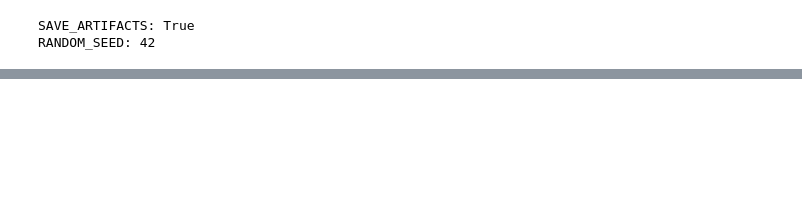
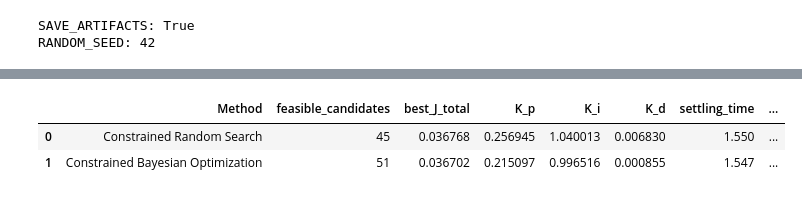
Before and after one commit to sw030701-ai/motor-control-optimization, a Jupyter notebook: experiments/03_pid_optimization.ipynb, the cells around one changed output, grey strips where cells are left out. Cells and saved outputs as stored; diff of their text form; code cells hidden in the pictures; blank space fills up the shorter version.

```diff
--- a/experiments/03_pid_optimization.ipynb
+++ b/experiments/03_pid_optimization.ipynb
@@ -690,19 +117,0 @@ plt.show()
-# %%
-def _fmt_time(value):
-    return "not settled" if not np.isfinite(value) else f"{value:.3f} s"
-
-baseline_row = comparison.loc[comparison["Controller"] == "Manual Baseline"].iloc[0]
-for controller in ["Random Search", "Bayesian Optimization"]:
-    row = comparison.loc[comparison["Controller"] == controller].iloc[0]
-    print(f"[{controller}]")
-    print(f"J improvement vs baseline: {row['J_improvement_vs_baseline_percent']:.2f}%")
-    print(f"J_total: {baseline_row['J_total']:.6f} -> {row['J_total']:.6f}")
-    print(f"J_tracking: {baseline_row['J_tracking']:.6f} -> {row['J_tracking']:.6f}")
-    print(f"J_control: {baseline_row['J_control']:.6f} -> {row['J_control']:.6f}")
-    print(f"M_p: {baseline_row['overshoot_percent']:.3f}% -> {row['overshoot_percent']:.3f}%")
-    print(f"Settling time: {_fmt_time(baseline_row['settling_time'])} -> {_fmt_time(row['settling_time'])}")
-    print(f"SSE: {baseline_row['steady_state_error_percent']:.3f}% -> {row['steady_state_error_percent']:.3f}%")
-    print(f"Max voltage: {baseline_row['voltage_max_abs']:.3f} V -> {row['voltage_max_abs']:.3f} V")
-    print(f"Saturation: {baseline_row['saturation_percent']:.3f}% -> {row['saturation_percent']:.3f}%")
-    print(f"Accepted by v1 baseline criteria: {bool(row['accepted_v1'])}")
-    print()
@@ -855,0 +338,63 @@ PID optimization records saved.
+# %%
+random_records, random_best = constrained_random_search_pid(
+    motor_params=params,
+    bounds=GAIN_BOUNDS,
+    n_trials=N_RANDOM_TRIALS,
+    config=config,
+    seed=RANDOM_SEED,
+)
+
+bayesian_records, bayesian_best = constrained_bayesian_optimization_pid(
+    motor_params=params,
+    bounds=GAIN_BOUNDS,
+    n_trials=N_BAYESIAN_TRIALS,
+    config=config,
+    seed=RANDOM_SEED,
+    n_initial=BAYESIAN_INITIAL_TRIALS,
+    acquisition_pool_size=BAYESIAN_ACQUISITION_POOL_SIZE,
+)
+
+random_history = pd.DataFrame(random_records)
+bayesian_history = pd.DataFrame(bayesian_records)
+
+
+def feasible_best_so_far(history):
+    best = math.inf
+    values = []
+    for _, row in history.iterrows():
+        if bool(row["feasible"]):
+            best = min(best, float(row["total"]))
+        values.append(np.nan if not np.isfinite(best) else best)
+    return values
+
+random_history["feasible_best_so_far"] = feasible_best_so_far(random_history)
+bayesian_history["feasible_best_so_far"] = feasible_best_so_far(bayesian_history)
+
+method_selection = pd.DataFrame([
+    {
+        "Method": "Constrained Random Search",
+        "feasible_candidates": int(random_history["feasible"].sum()),
+        "best_J_total": random_best["total"],
+        "K_p": random_best["K_p"],
+        "K_i": random_best["K_i"],
+        "K_d": random_best["K_d"],
+        "settling_time": random_best["settling_time"],
+        "steady_state_error_percent": random_best["steady_state_error_percent"],
+    },
+    {
+        "Method": "Constrained Bayesian Optimization",
+        "feasible_candidates": int(bayesian_history["feasible"].sum()),
+        "best_J_total": bayesian_best["total"],
+        "K_p": bayesian_best["K_p"],
+        "K_i": bayesian_best["K_i"],
+        "K_d": bayesian_best["K_d"],
+        "settling_time": bayesian_best["settling_time"],
+        "steady_state_error_percent": bayesian_best["steady_state_error_percent"],
+    },
+])
+
+display(method_selection)
+# %% [output]
+|  | Method | feasible_candidates | best_J_total | K_p | K_i | K_d | settling_time | ... |
+| 0 | Constrained Random Search | 45 | 0.036768 | 0.256945 | 1.040013 | 0.006830 | 1.550 | ... |
+| 1 | Constrained Bayesian Optimization | 51 | 0.036702 | 0.215097 | 0.996516 | 0.000855 | 1.547 | ... |
```
Also changed, not shown: parts of 47 cells of this notebook, 27 other files.
